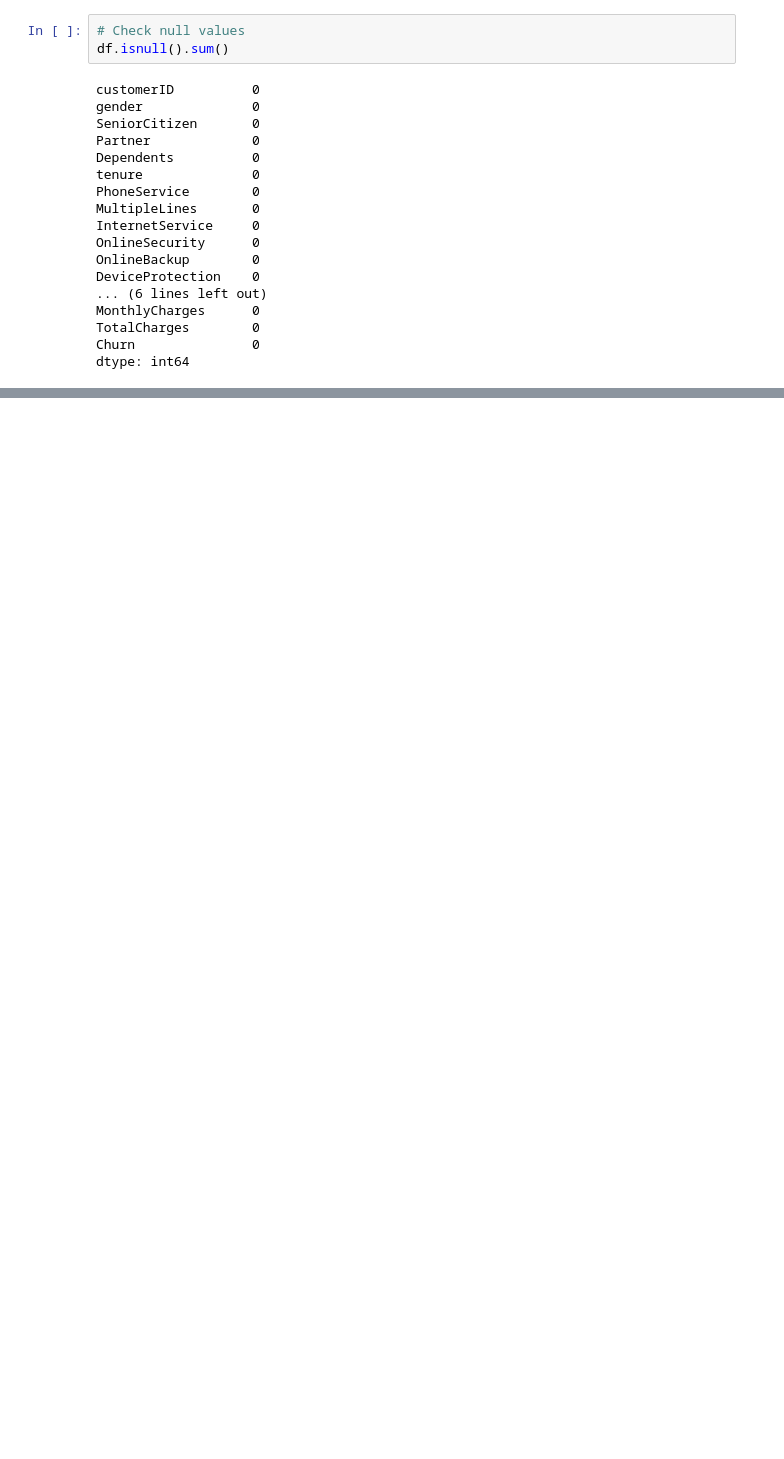
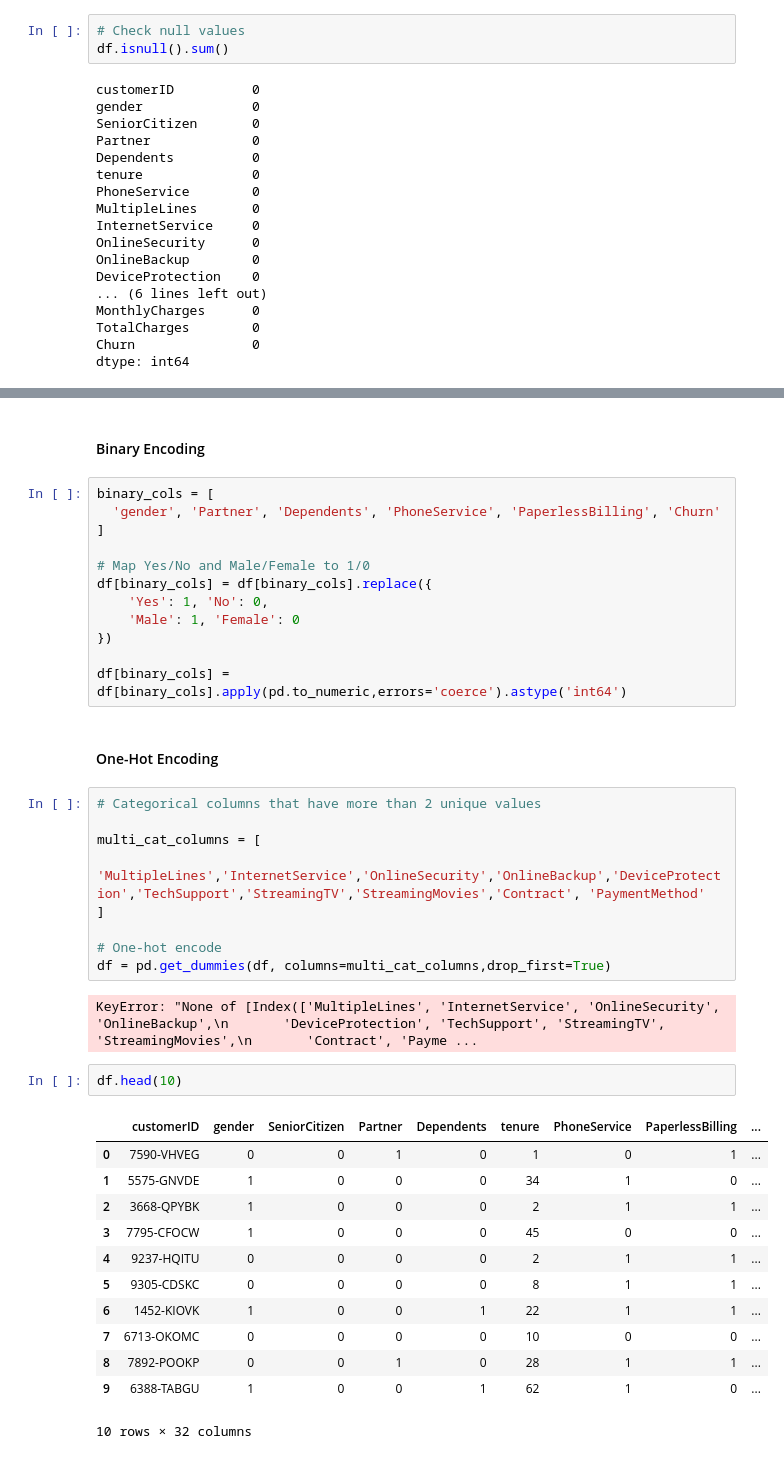
Before and after one commit to annguyenhuynh/AIT736-Team3, a Jupyter notebook: notebooks/EDA.ipynb, the cells around one changed output, grey strips where cells are left out. Cells and saved outputs as stored; diff of their text form; blank space fills up the shorter version.

```diff
--- a/notebooks/EDA.ipynb
+++ b/notebooks/EDA.ipynb
@@ -52,0 +145,42 @@ df.describe()
+# %% [markdown]
+#### Binary Encoding
+# %%
+binary_cols = [
+  'gender', 'Partner', 'Dependents', 'PhoneService', 'PaperlessBilling', 'Churn'
+]
+
+# Map Yes/No and Male/Female to 1/0
+df[binary_cols] = df[binary_cols].replace({
+	'Yes': 1, 'No': 0,
+	'Male': 1, 'Female': 0
+})
+
+df[binary_cols] = df[binary_cols].apply(pd.to_numeric,errors='coerce').astype('int64')
+# %% [markdown]
+#### One-Hot Encoding
+# %%
+# Categorical columns that have more than 2 unique values
+
+multi_cat_columns = [
+	'MultipleLines','InternetService','OnlineSecurity','OnlineBackup','DeviceProtection','TechSupport','StreamingTV','StreamingMovies','Contract', 'PaymentMethod'
+]
+
+# One-hot encode
+df = pd.get_dummies(df, columns=multi_cat_columns,drop_first=True)
+# %% [output]
+KeyError: "None of [Index(['MultipleLines', 'InternetService', 'OnlineSecurity', 'OnlineBackup',\n       'DeviceProtection', 'TechSupport', 'StreamingTV', 'StreamingMovies',\n       'Contract', 'Payme ...
+# %%
+df.head(10)
+# %% [output]
+|  | customerID | gender | SeniorCitizen | Partner | Dependents | tenure | PhoneService | PaperlessBilling | ... |
+| 0 | 7590-VHVEG | 0 | 0 | 1 | 0 | 1 | 0 | 1 | ... |
+| 1 | 5575-GNVDE | 1 | 0 | 0 | 0 | 34 | 1 | 0 | ... |
+| 2 | 3668-QPYBK | 1 | 0 | 0 | 0 | 2 | 1 | 1 | ... |
+| 3 | 7795-CFOCW | 1 | 0 | 0 | 0 | 45 | 0 | 0 | ... |
+| 4 | 9237-HQITU | 0 | 0 | 0 | 0 | 2 | 1 | 1 | ... |
+| 5 | 9305-CDSKC | 0 | 0 | 0 | 0 | 8 | 1 | 1 | ... |
+| 6 | 1452-KIOVK | 1 | 0 | 0 | 1 | 22 | 1 | 1 | ... |
+| 7 | 6713-OKOMC | 0 | 0 | 0 | 0 | 10 | 0 | 0 | ... |
+| 8 | 7892-POOKP | 0 | 0 | 1 | 0 | 28 | 1 | 1 | ... |
+| 9 | 6388-TABGU | 1 | 0 | 0 | 1 | 62 | 1 | 0 | ... |
+10 rows × 32 columns
```
Also changed, not shown: parts of 25 cells of this notebook, 2 other files.
